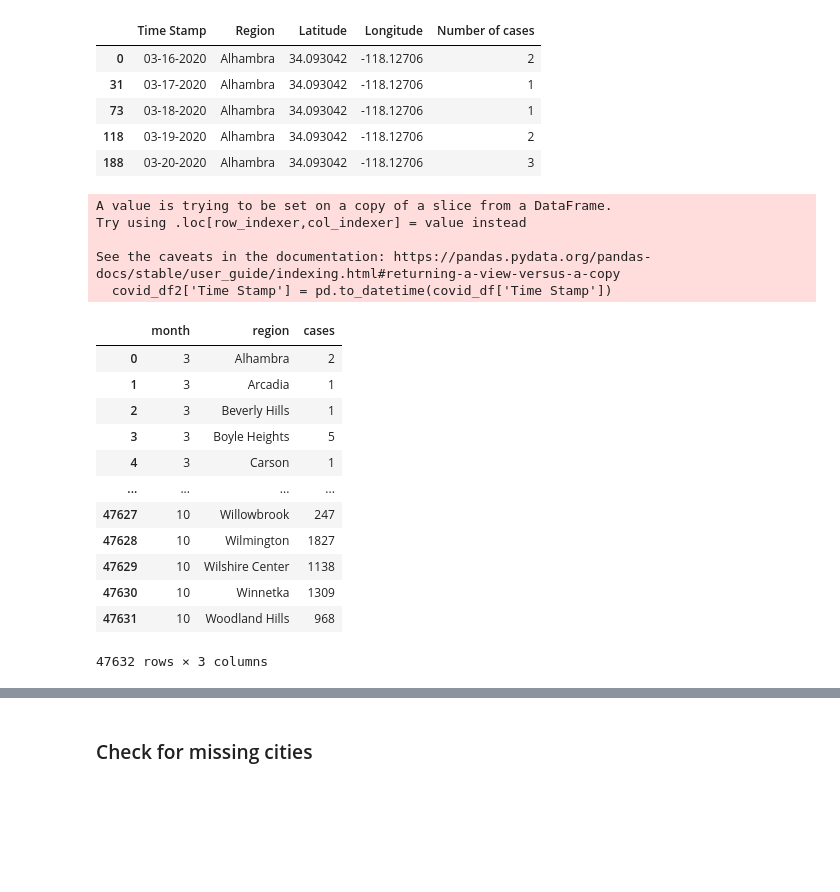
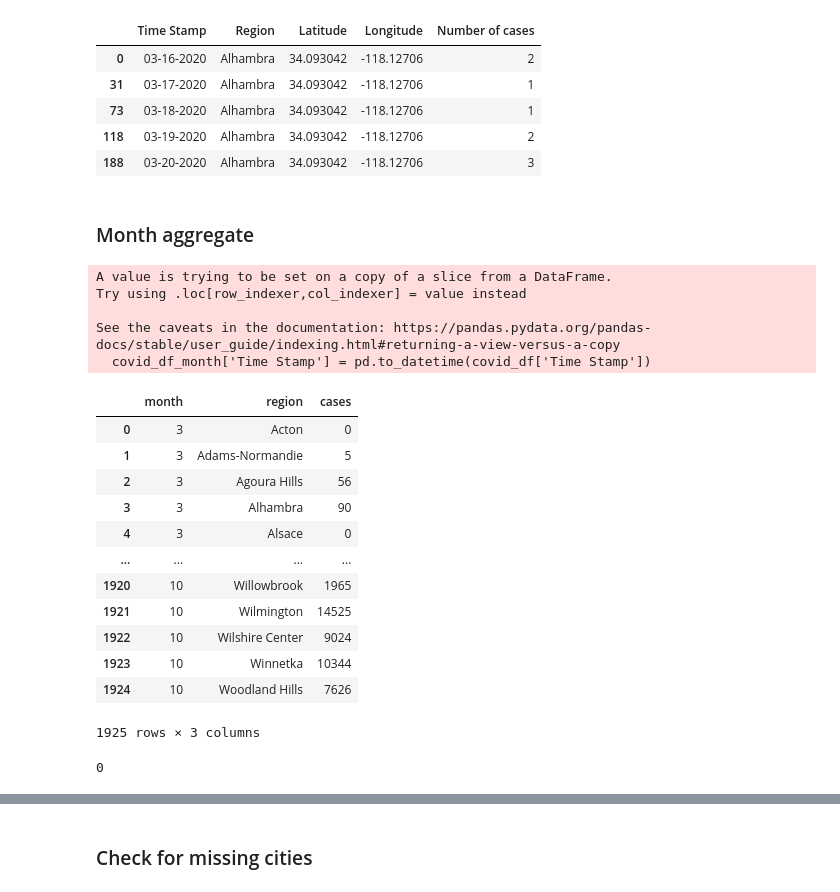
Before and after one commit to kaushiktandon/COVID-19-LA-Neighborhood-Case-Prediction, a Jupyter notebook: code/covid_cases_data_processing.ipynb, the cells around one changed output, grey strips where cells are left out. Drawn from its saved outputs; the diff is of its cells as text; code cells hidden in the pictures; blank space fills up the shorter version.

Commit message:
data aggregation and building numpy arrs

```diff
--- a/code/covid_cases_data_processing.ipynb
+++ b/code/covid_cases_data_processing.ipynb
@@ -78,8 +78,8 @@ la_neighbors.to_csv('../data/la_neighbors.csv')
 # %% [markdown]
 # Aggregate Covid Data
 # %%
-!wget --directory-prefix=../data/ -Nq https://raw.githubusercontent.com/ANRGUSC/lacounty_covid19_data/master/data/Covid-19.csv
-covid_filename = '../data/Covid-19.csv'
+!wget --directory-prefix=../data/covid -Nq https://raw.githubusercontent.com/ANRGUSC/lacounty_covid19_data/master/data/Covid-19.csv
+covid_filename = '../data/covid/Covid-19.csv'
 
 covid_df = pd.read_csv(covid_filename)
 covid_df.head()
@@ -102,27 +106,33 @@ covid_df[covid_df['Region']=='Alhambra'].head(5)
+# %% [markdown]
+### Month aggregate
 # %%
-covid_df2 = covid_df[['Time Stamp', 'Region', 'Number of cases']]
-covid_df2['Time Stamp'] = pd.to_datetime(covid_df['Time Stamp'])
-covid_df2 = covid_df2.set_index('Time Stamp')
-covid_df2.groupby([pd.Grouper(freq='M'), 'Region']).sum()
-covid_df2.index = covid_df2.index.month
-covid_df2 = covid_df2.reset_index().rename(columns={'Time Stamp': 'month', 'Region':'region', 'Number of cases':'cases'})
-covid_df2
+covid_df_month = covid_df[['Time Stamp', 'Region', 'Number of cases']]
+covid_df_month['Time Stamp'] = pd.to_datetime(covid_df['Time Stamp'])
+covid_df_month = covid_df_month.set_index('Time Stamp')
+covid_df_month = covid_df_month.groupby([pd.Grouper(freq='M'), 'Region']).sum()
+covid_df_month = covid_df_month.reset_index(level=['Time Stamp','Region']).rename(columns={'Time Stamp': 'month', 'Region':'region', 'Number of cases':'cases'})
+covid_df_month.month = covid_df_month.month.dt.month
+covid_df_month
 # %% [output]
 A value is trying to be set on a copy of a slice from a DataFrame.
 Try using .loc[row_indexer,col_indexer] = value instead
 
 See the caveats in the documentation: https://pandas.pydata.org/pandas-docs/stable/user_guide/indexing.html#returning-a-view-versus-a-copy
-  covid_df2['Time Stamp'] = pd.to_datetime(covid_df['Time Stamp'])
+  covid_df_month['Time Stamp'] = pd.to_datetime(covid_df['Time Stamp'])
 |  | month | region | cases |
-| 0 | 3 | Alhambra | 2 |
-| 1 | 3 | Arcadia | 1 |
-| 2 | 3 | Beverly Hills | 1 |
-| 3 | 3 | Boyle Heights | 5 |
-| 4 | 3 | Carson | 1 |
+| 0 | 3 | Acton | 0 |
+| 1 | 3 | Adams-Normandie | 5 |
+| 2 | 3 | Agoura Hills | 56 |
+| 3 | 3 | Alhambra | 90 |
+| 4 | 3 | Alsace | 0 |
 | ... | ... | ... | ... |
-| 47627 | 10 | Willowbrook | 247 |
-| 47628 | 10 | Wilmington | 1827 |
-| 47629 | 10 | Wilshire Center | 1138 |
-| 47630 | 10 | Winnetka | 1309 |
-| 47631 | 10 | Woodland Hills | 968 |
+| 1920 | 10 | Willowbrook | 1965 |
+| 1921 | 10 | Wilmington | 14525 |
+| 1922 | 10 | Wilshire Center | 9024 |
+| 1923 | 10 | Winnetka | 10344 |
+| 1924 | 10 | Woodland Hills | 7626 |
-47632 rows × 3 columns
+1925 rows × 3 columns
+# %%
+covid_df_month.loc[(covid_df_month.month == 3) & (covid_df_month.region == 'San Marino')]['cases'].values[0]
+# %% [output]
+0
```
Also changed, not shown: parts of 19 cells of this notebook, 10 other files.
